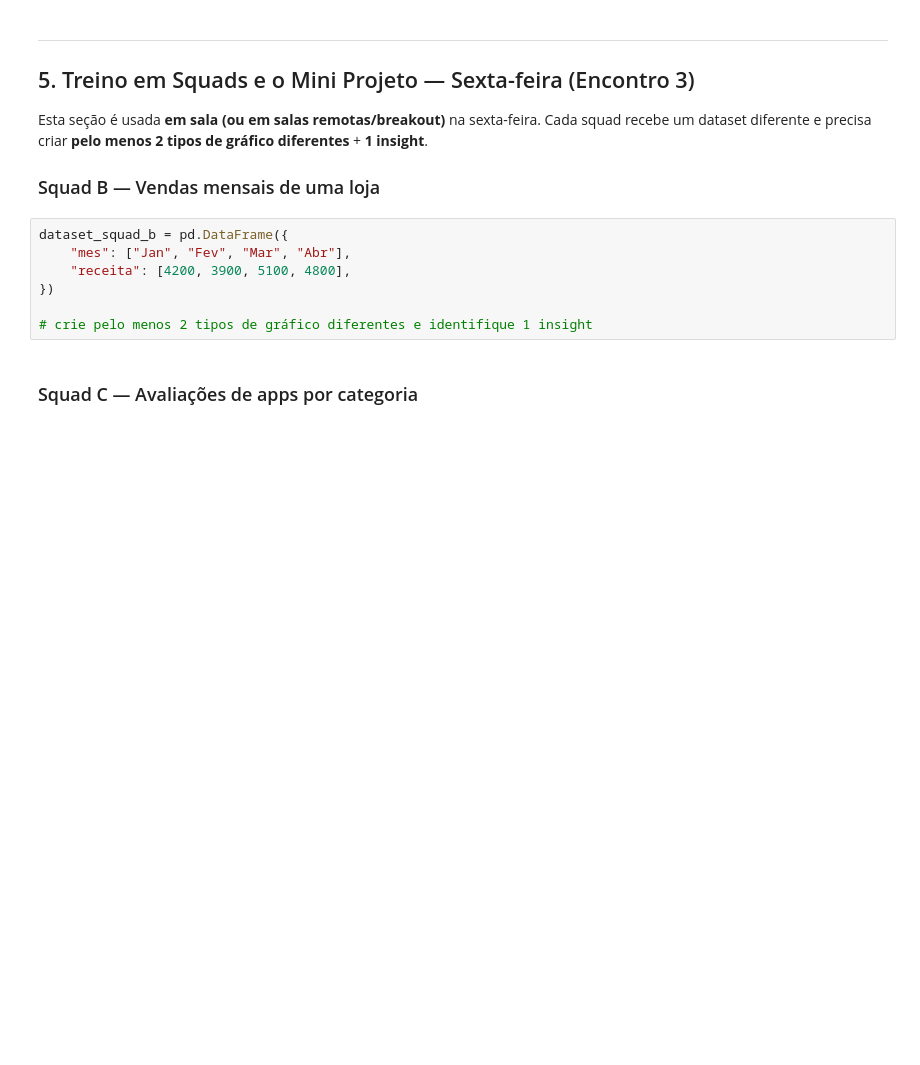
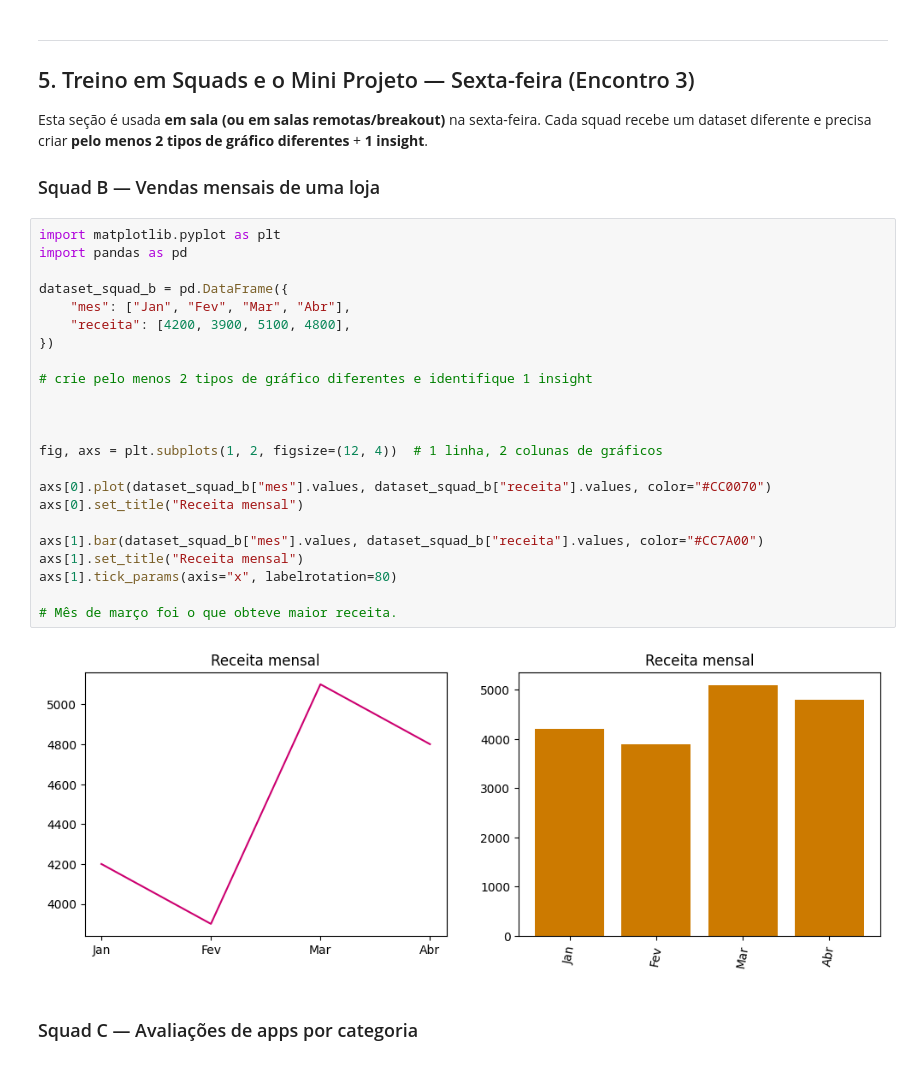
Before and after one commit to laisalegri/turma05-analise-de-dados-com-python, a Jupyter notebook: 07_Visualizacao_e_Pipelines/Aluno/notebook_colab_lais.ipynb, the cells around one changed output. Saved outputs shown, nothing was run; the diff lists cells and outputs as text; blank space fills up the shorter version.

Commit message:
Aula de sexta-feira gráficos

```diff
--- a/07_Visualizacao_e_Pipelines/Aluno/notebook_colab_lais.ipynb
+++ b/07_Visualizacao_e_Pipelines/Aluno/notebook_colab_lais.ipynb
@@ -490,13 +518,31 @@ minha_conexao.close()
 Esta seção é usada **em sala (ou em salas remotas/breakout)** na sexta-feira. Cada squad recebe um dataset diferente e precisa criar **pelo menos 2 tipos de gráfico diferentes** + **1 insight**.
 
 ### Squad B — Vendas mensais de uma loja
-# %%
-dataset_squad_b = pd.DataFrame({
-    "mes": ["Jan", "Fev", "Mar", "Abr"],
-    "receita": [4200, 3900, 5100, 4800],
-})
-
-# crie pelo menos 2 tipos de gráfico diferentes e identifique 1 insight
+# %%
+import matplotlib.pyplot as plt
+import pandas as pd
+
+dataset_squad_b = pd.DataFrame({
+    "mes": ["Jan", "Fev", "Mar", "Abr"],
+    "receita": [4200, 3900, 5100, 4800],
+})
+
+# crie pelo menos 2 tipos de gráfico diferentes e identifique 1 insight
+
+
+
+fig, axs = plt.subplots(1, 2, figsize=(12, 4))  # 1 linha, 2 colunas de gráficos
+
+axs[0].plot(dataset_squad_b["mes"].values, dataset_squad_b["receita"].values, color="#CC0070")
+axs[0].set_title("Receita mensal")
+
+axs[1].bar(dataset_squad_b["mes"].values, dataset_squad_b["receita"].values, color="#CC7A00")
+axs[1].set_title("Receita mensal")
+axs[1].tick_params(axis="x", labelrotation=80)
+
+# Mês de março foi o que obteve maior receita.
+# %% [output]
+[figure, added]
 # %% [markdown]
 ### Squad C — Avaliações de apps por categoria
 # %%
```
Also changed, not shown: parts of 12 cells of this notebook, 3 other files.
